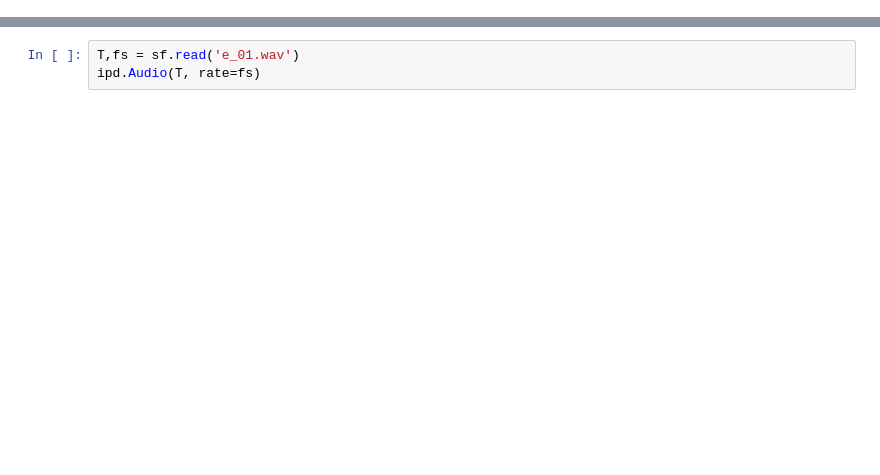
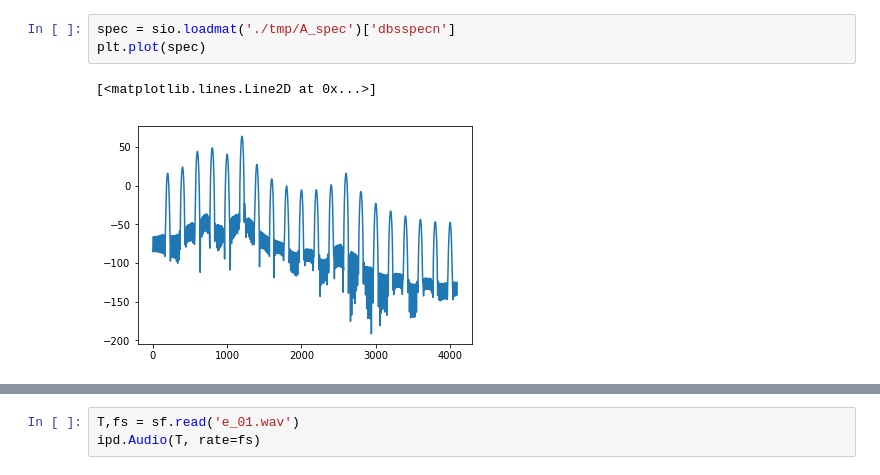
Before and after one commit to BeyondCloud/FUJI_Graphic_EQ, a Jupyter notebook: Iterative Formant Filtering.ipynb, the cells around one changed output, grey strips where cells are left out. Drawn from its saved outputs; the diff is of its cells as text; blank space fills up the shorter version.

```diff
--- a/Iterative Formant Filtering.ipynb
+++ b/Iterative Formant Filtering.ipynb
@@ -197,0 +214,6 @@ spline is deprecated in scipy 0.19.0, use Bspline class instead.
+# %%
+spec = sio.loadmat('./tmp/A_spec')['dbsspecn']
+plt.plot(spec)
+# %% [output]
+[<matplotlib.lines.Line2D at 0x...>]
+[figure, added]
```
Also changed, not shown: parts of 8 cells of this notebook.
